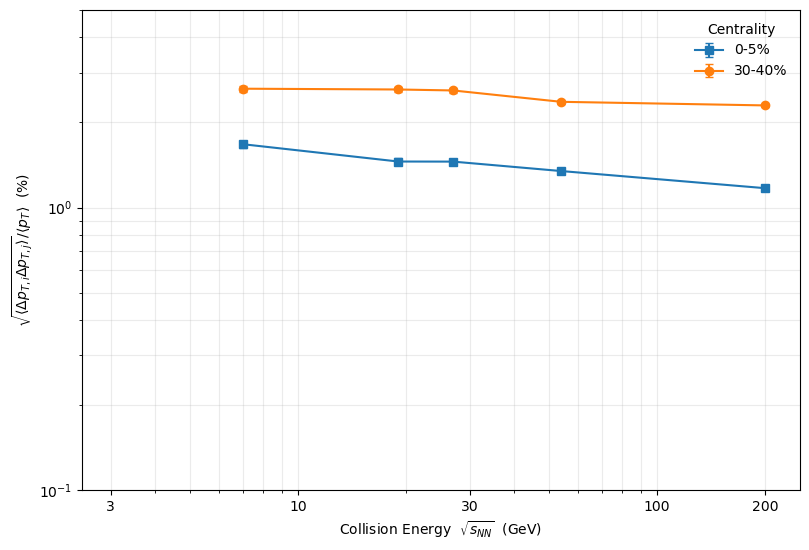
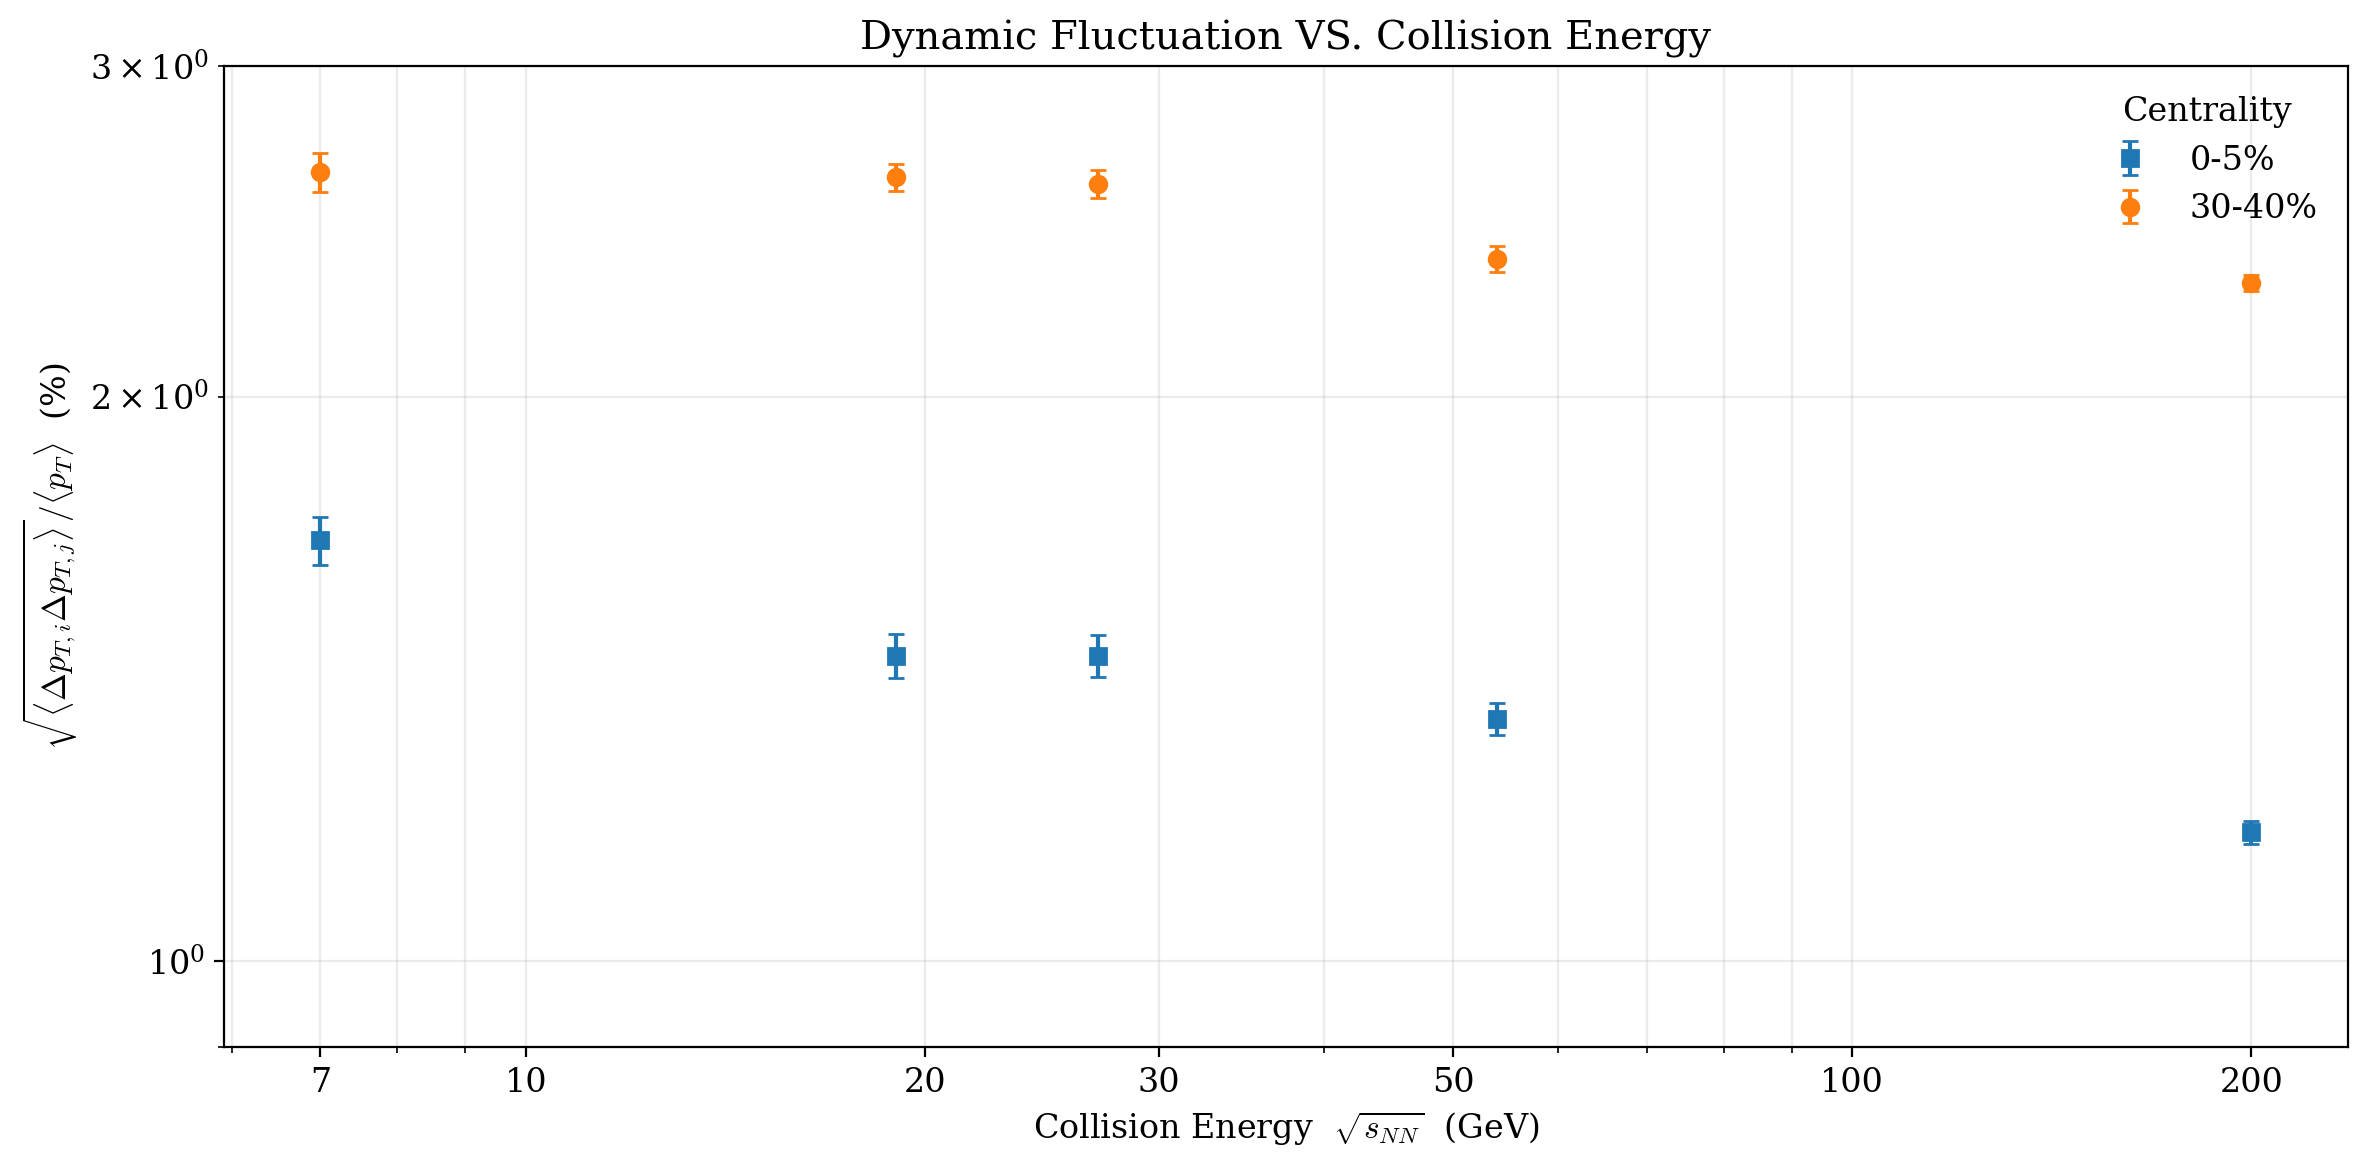
The notebook cell's code change between the first figure and the second:
--- before
+++ after
@@ -10,5 +10,5 @@
 # --- styling choices (centrality in legend, estimator separated visually) ---
 marker_map = {"0-5%": "s", "30-40%": "o"}     # squares vs circles (like STAR often does)
-est_linestyle = {0: "-", 1: "--", 2: ":", 3: "-."}  # different estimators get different line styles
+#est_linestyle = {0: "-", 1: "--", 2: ":", 3: "-."}  # different estimators get different line styles
 
 # Collect all points (you already do this)
@@ -29,4 +29,8 @@
 # We'll put centrality in legend, and estimator shown via linestyle (no legend spam)
 shown_cent = set()
+
+plt.rcParams.update({"text.usetex": False, "mathtext.fontset": "cm",
+                     "font.family": "serif", "font.size": 12})
+plt.figure(figsize=(12, 6), dpi=200)
 
 for (cent, est), d in sorted(groups.items(), key=lambda t: (t[0][0], t[0][1])):
@@ -49,5 +53,5 @@
         markersize=6,
         capsize=3,
-        linestyle=est_linestyle.get(est, "-"),
+        #linestyle=est_linestyle.get(est, "-"),
         linewidth=1.5,
         label=label
@@ -55,6 +59,7 @@
 
 # --- Axis formatting to match STAR-style plot ---
+
 plt.xscale("log")
-plt.yscale("linear")   # <-- change this
+plt.yscale("log")   # <-- change this
 
 plt.xlabel(r"Collision Energy  $\sqrt{s_{NN}}$  (GeV)")
@@ -64,8 +69,11 @@
 plt.xticks([7, 10, 20, 30, 50, 100, 200],
            ["7", "10", "20", "30", "50", "100", "200"])
+#plt.yticks([1,2,3],
+ #          ["1,2,3"])
 
 # tighten vertical range around actual values
-plt.ylim(0.9, 2.4)
+plt.ylim(0.9, 3.0)
 
+plt.title("Dynamic Fluctuation VS. Collision Energy")
 plt.grid(True, which="both", alpha=0.25)
 plt.legend(title="Centrality", frameon=False)

Commit: added a cell to 0-5 and 30-40 analysis which returns a CSV.